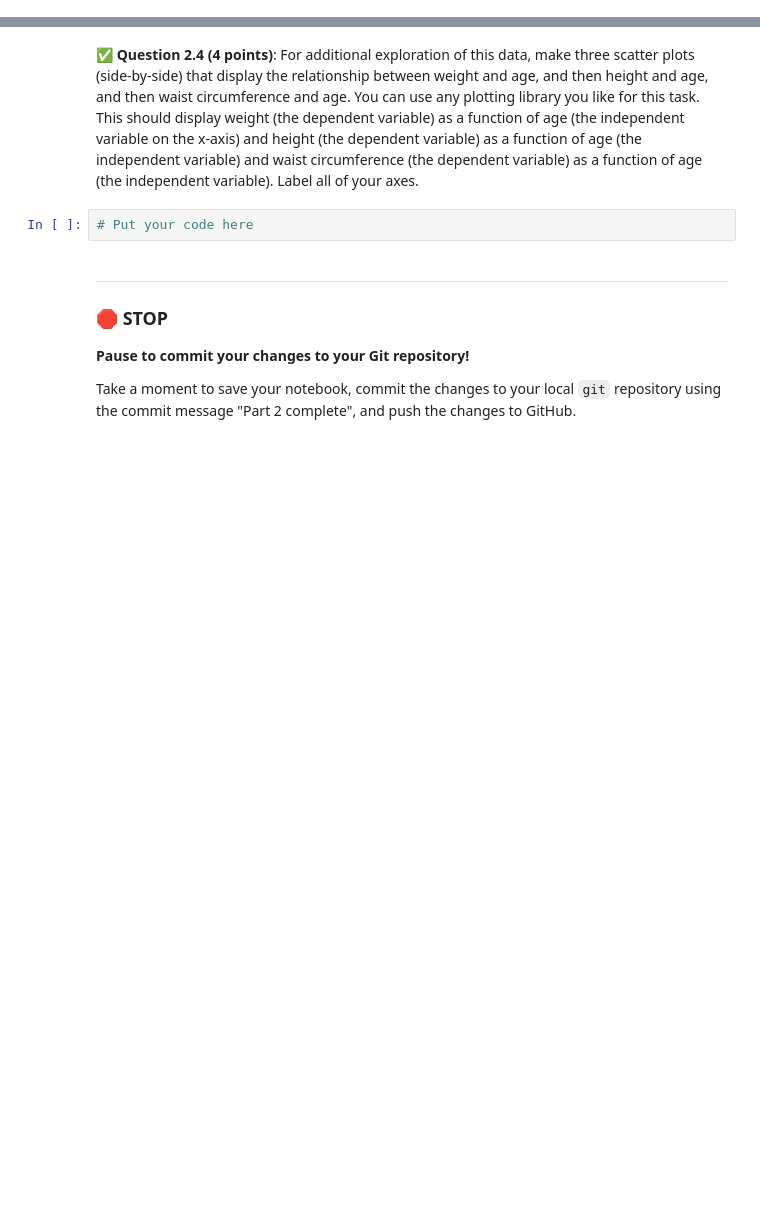
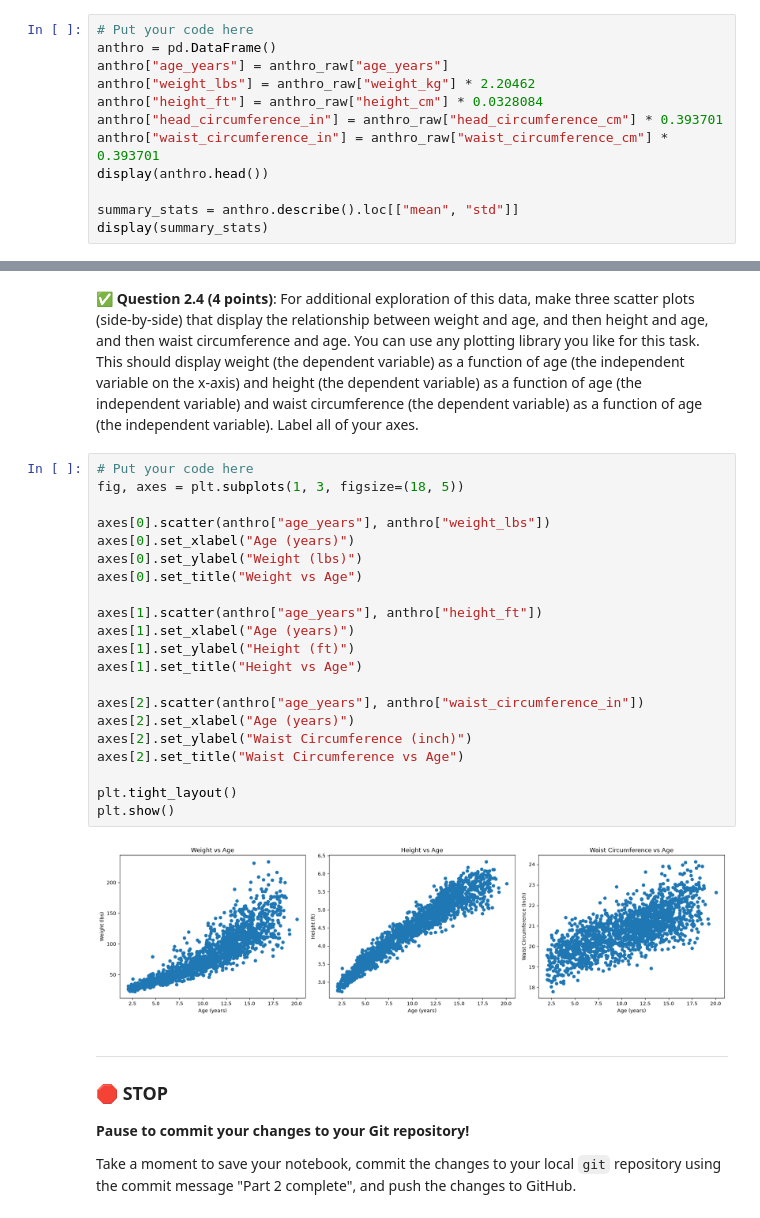
Before and after one commit to Jaehan-MSU/cmse202-s26-turnin, a Jupyter notebook: hw-04/HW-04_RegressionClassification-Jaehan-Kim.ipynb, the cells around one changed output, grey strips where cells are left out. Saved outputs shown, nothing was run; the diff lists cells and outputs as text; blank space fills up the shorter version.

```diff
--- a/hw-04/HW-04_RegressionClassification-Jaehan-Kim.ipynb
+++ b/hw-04/HW-04_RegressionClassification-Jaehan-Kim.ipynb
@@ -83,0 +112,12 @@ The dataset is available here:
+# %%
+# Put your code here
+anthro = pd.DataFrame()
+anthro["age_years"] = anthro_raw["age_years"]
+anthro["weight_lbs"] = anthro_raw["weight_kg"] * 2.20462
+anthro["height_ft"] = anthro_raw["height_cm"] * 0.0328084
+anthro["head_circumference_in"] = anthro_raw["head_circumference_cm"] * 0.393701
+anthro["waist_circumference_in"] = anthro_raw["waist_circumference_cm"] * 0.393701
+display(anthro.head())
+
+summary_stats = anthro.describe().loc[["mean", "std"]]
+display(summary_stats)
@@ -84,7 +134,28 @@ The dataset is available here:
 # %% [markdown]
 &#9989;  **Question 2.4 (4 points)**: For additional exploration of this data, make three scatter plots (side-by-side) that display the relationship between weight and age, and then height and age, and then waist circumference and age. You can use any plotting library you like for this task.  This should display weight (the dependent variable) as a function of age (the independent variable on the x-axis) and height (the dependent variable) as a function of age (the independent variable) and waist circumference (the dependent variable) as a function of age (the independent variable).  Label all of your axes.
-# %%
-# Put your code here
+# %%
+# Put your code here
+fig, axes = plt.subplots(1, 3, figsize=(18, 5))
+
+axes[0].scatter(anthro["age_years"], anthro["weight_lbs"])
+axes[0].set_xlabel("Age (years)")
+axes[0].set_ylabel("Weight (lbs)")
+axes[0].set_title("Weight vs Age")
+
+axes[1].scatter(anthro["age_years"], anthro["height_ft"])
+axes[1].set_xlabel("Age (years)")
+axes[1].set_ylabel("Height (ft)")
+axes[1].set_title("Height vs Age")
+
+axes[2].scatter(anthro["age_years"], anthro["waist_circumference_in"])
+axes[2].set_xlabel("Age (years)")
+axes[2].set_ylabel("Waist Circumference (inch)")
+axes[2].set_title("Waist Circumference vs Age")
+
+plt.tight_layout()
+plt.show()
+# %% [output]
+[figure, added]
 # %% [markdown]
 ---
 ### &#128721; STOP
```
Also changed, not shown: parts of 6 cells of this notebook.
